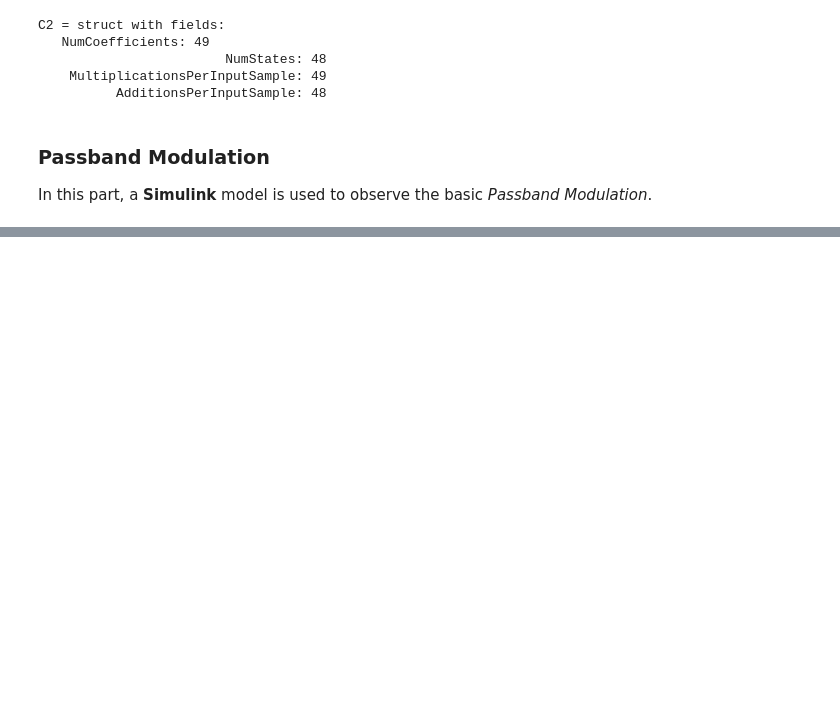
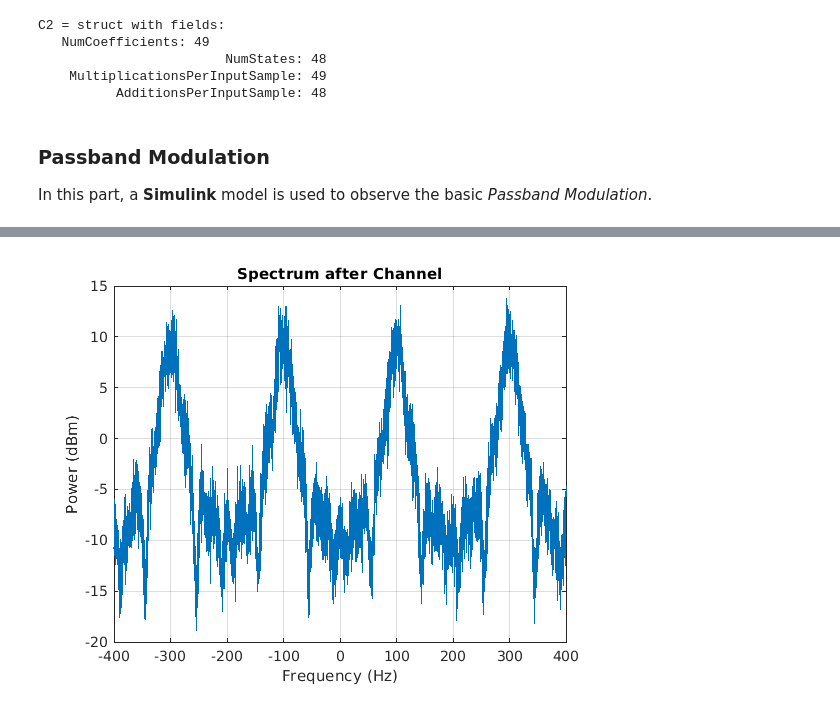
Before and after one commit to huhanwj/IERG6130-simulation, a Jupyter notebook: IERG6130-Simulation-Logbook.ipynb, the cells around one changed output, grey strips where cells are left out. Cells and saved outputs as stored; diff of their text form; code cells hidden in the pictures; blank space fills up the shorter version.

```diff
--- a/IERG6130-Simulation-Logbook.ipynb
+++ b/IERG6130-Simulation-Logbook.ipynb
@@ -264,0 +522,20 @@ In this part, a **Simulink** model is used to observe the basic *Passband Modula
+# %%
+snrdB = 25;
+rxSig = awgn(channel(modSig),snrdB);
+% spectrum = dsp.SpectrumAnalyzer('SampleRate',fsamp);
+% spectrum(rxSig) % data spectrum after passing through channel
+
+% Compute the power spectral density of the received signal
+[pxx_rx, f_rx] = pwelch(rxSig, [], [], [], fsamp, 'centered');
+
+% Plot the spectrum data
+figure;
+plot(f_rx, 10*log10(pxx_rx)+30);
+xlabel('Frequency (Hz)');
+ylabel('Power (dBm)');
+xlim([-400, 400]);
+xticks(-400:100:400);
+title('Spectrum after Channel');
+grid on;
+# %% [output]
+[figure, added]
```
Also changed, not shown: parts of 53 cells of this notebook, 10 other files.
